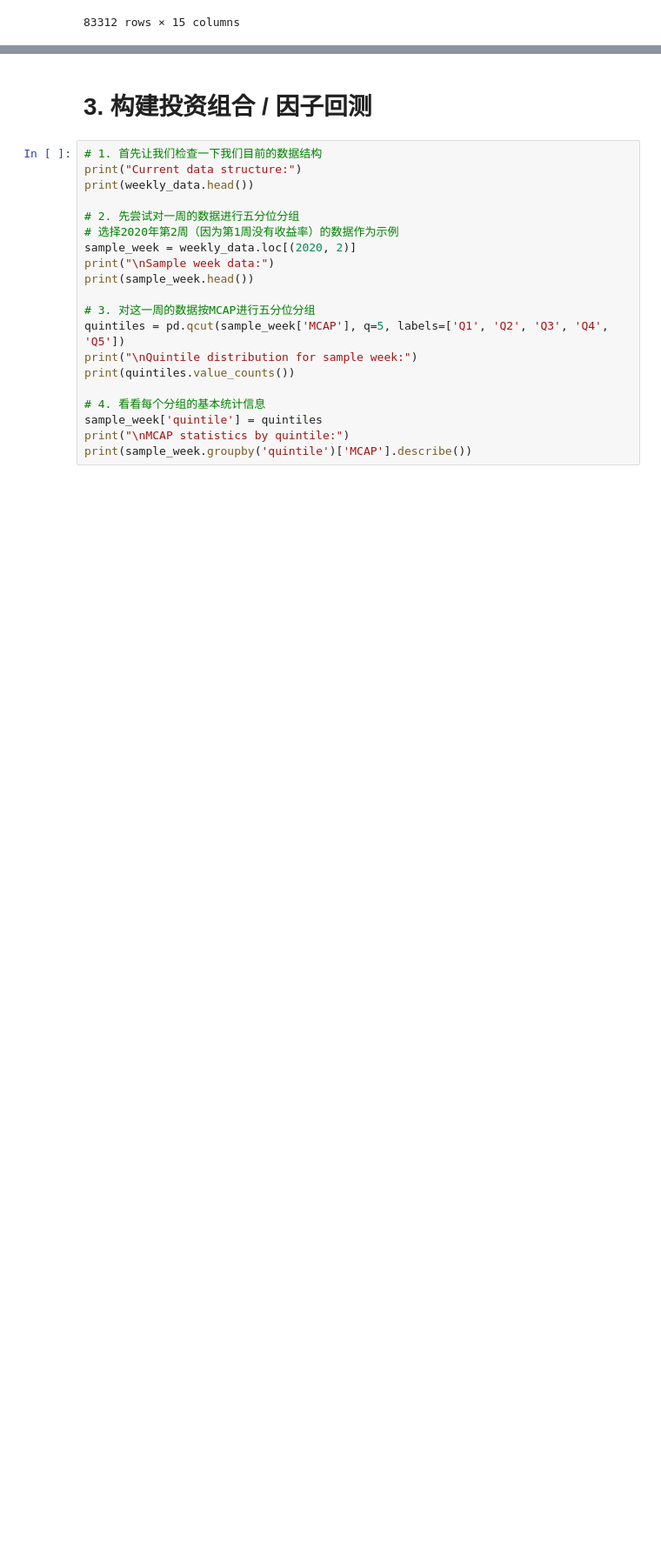
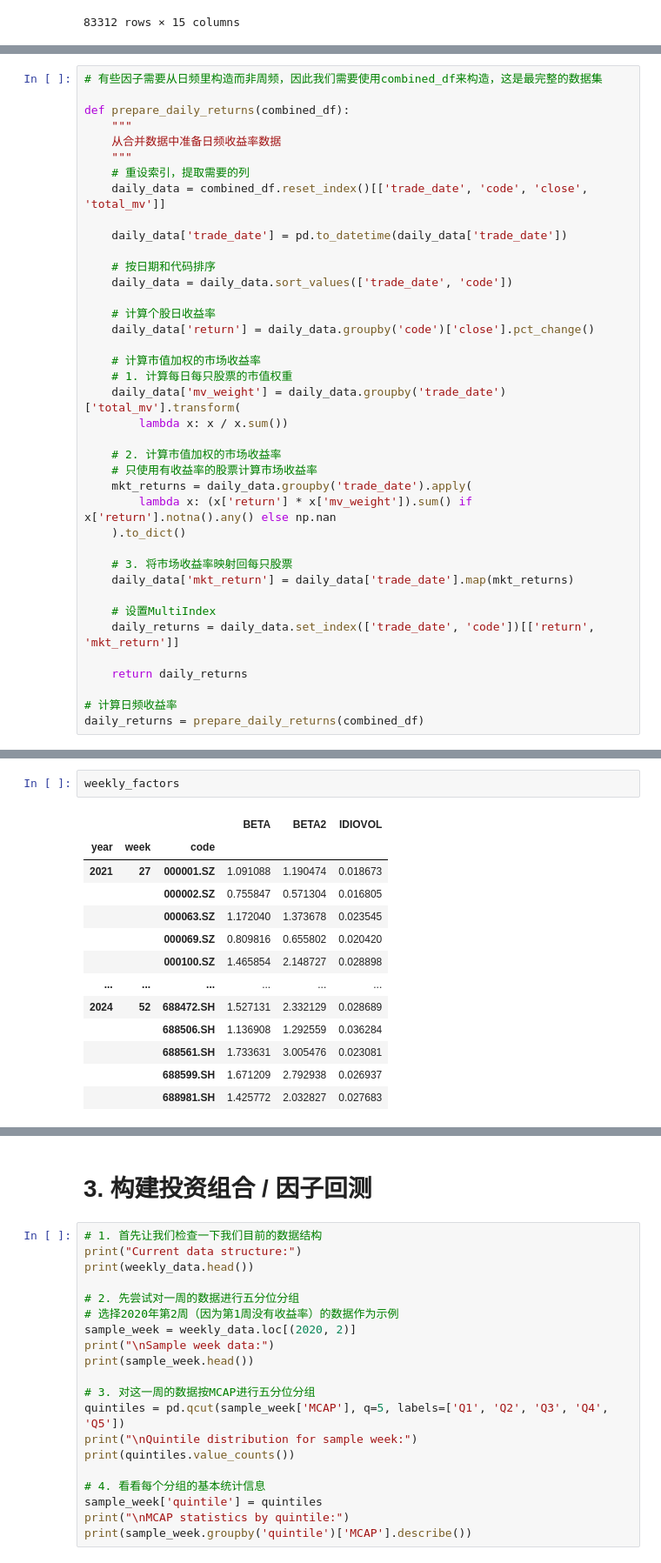
Before and after one commit to JL-ghcoder/crypto_assets_pricing, a Jupyter notebook: methods/A股实证.ipynb, the cells around one changed output, grey strips where cells are left out. Shown at 87% size. Saved outputs shown, nothing was run; the diff lists cells and outputs as text; blank space fills up the shorter version.

```diff
--- a/methods/A股实证.ipynb
+++ b/methods/A股实证.ipynb
@@ -414,0 +432,39 @@ weekly_data
+# %%
+# 有些因子需要从日频里构造而非周频，因此我们需要使用combined_df来构造，这是最完整的数据集
+
+def prepare_daily_returns(combined_df):
+    """
+    从合并数据中准备日频收益率数据
+    """
+    # 重设索引，提取需要的列
+    daily_data = combined_df.reset_index()[['trade_date', 'code', 'close', 'total_mv']]
+
+    daily_data['trade_date'] = pd.to_datetime(daily_data['trade_date'])
+
+    # 按日期和代码排序
+    daily_data = daily_data.sort_values(['trade_date', 'code'])
+
+    # 计算个股日收益率
+    daily_data['return'] = daily_data.groupby('code')['close'].pct_change()
+
+    # 计算市值加权的市场收益率
+    # 1. 计算每日每只股票的市值权重
+    daily_data['mv_weight'] = daily_data.groupby('trade_date')['total_mv'].transform(
+        lambda x: x / x.sum())
+
+    # 2. 计算市值加权的市场收益率
+    # 只使用有收益率的股票计算市场收益率
+    mkt_returns = daily_data.groupby('trade_date').apply(
+        lambda x: (x['return'] * x['mv_weight']).sum() if x['return'].notna().any() else np.nan
+    ).to_dict()
+
+    # 3. 将市场收益率映射回每只股票
+    daily_data['mkt_return'] = daily_data['trade_date'].map(mkt_returns)
+
+    # 设置MultiIndex
+    daily_returns = daily_data.set_index(['trade_date', 'code'])[['return', 'mkt_return']]
+
+    return daily_returns
+
+# 计算日频收益率
+daily_returns = prepare_daily_returns(combined_df)
@@ -414,0 +732,16 @@ weekly_data
+# %%
+weekly_factors
+# %% [output]
+|  |  |  | BETA | BETA2 | IDIOVOL |
+| year | week | code |  |  |  |
+| 2021 | 27 | 000001.SZ | 1.091088 | 1.190474 | 0.018673 |
+|  |  | 000002.SZ | 0.755847 | 0.571304 | 0.016805 |
+|  |  | 000063.SZ | 1.172040 | 1.373678 | 0.023545 |
+|  |  | 000069.SZ | 0.809816 | 0.655802 | 0.020420 |
+|  |  | 000100.SZ | 1.465854 | 2.148727 | 0.028898 |
+| ... | ... | ... | ... | ... | ... |
+| 2024 | 52 | 688472.SH | 1.527131 | 2.332129 | 0.028689 |
+|  |  | 688506.SH | 1.136908 | 1.292559 | 0.036284 |
+|  |  | 688561.SH | 1.733631 | 3.005476 | 0.023081 |
+|  |  | 688599.SH | 1.671209 | 2.792938 | 0.026937 |
+|  |  | 688981.SH | 1.425772 | 2.032827 | 0.027683 |
```
Also changed, not shown: parts of 14 cells of this notebook.
